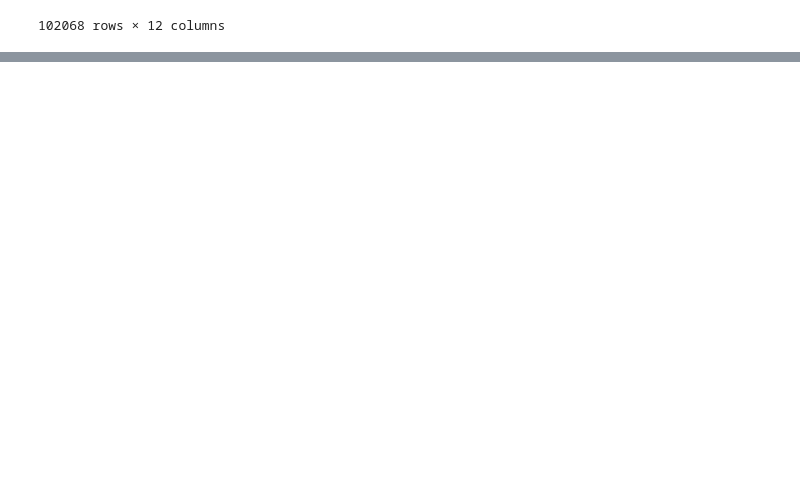
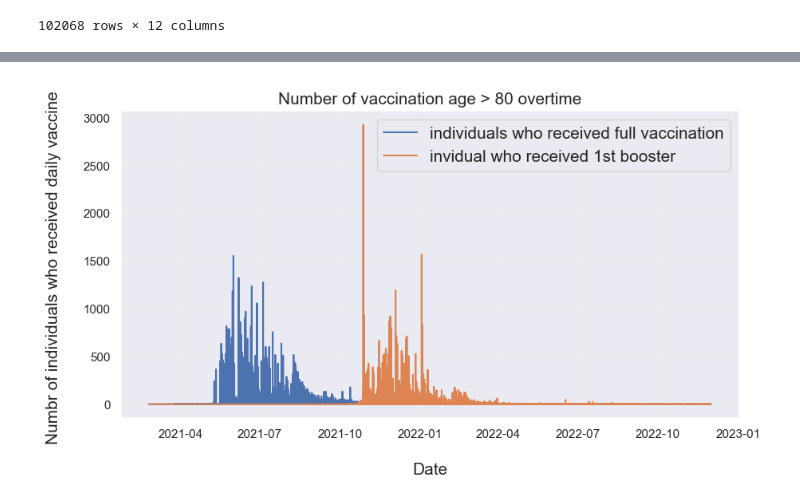
Before and after one commit to isaackong87/hia302_project, a Jupyter notebook: data_wrangler_irfan.ipynb, the cells around one changed output, grey strips where cells are left out. Saved outputs shown, nothing was run; the diff lists cells and outputs as text; code cells hidden in the pictures; blank space fills up the shorter version.

```diff
--- a/data_wrangler_irfan.ipynb
+++ b/data_wrangler_irfan.ipynb
@@ -198,0 +253,15 @@ df2.describe()
+# %%
+#to check number of people vaccine age >80 compare full vaccine and booster
+
+plt.figure(figsize=(10,5))
+plt.title ("Number of vaccination age > 80 overtime", fontsize=15)
+plt.xlabel("\nDate",size=15)
+plt.ylabel("Numbr of individuals who received daily vaccine \n",size=15)
+plt.grid(linewidth =0.2)
+
+plt.plot(df2.date, df2.full_80,label="individuals who received full vaccination")
+plt.plot(df2.date, df2.booster_80, label ="invidual who received 1st booster")
+plt.legend(fontsize="15")
+plt.show()
+# %% [output]
+[figure, added]
```
Also changed, not shown: parts of 10 cells of this notebook.
